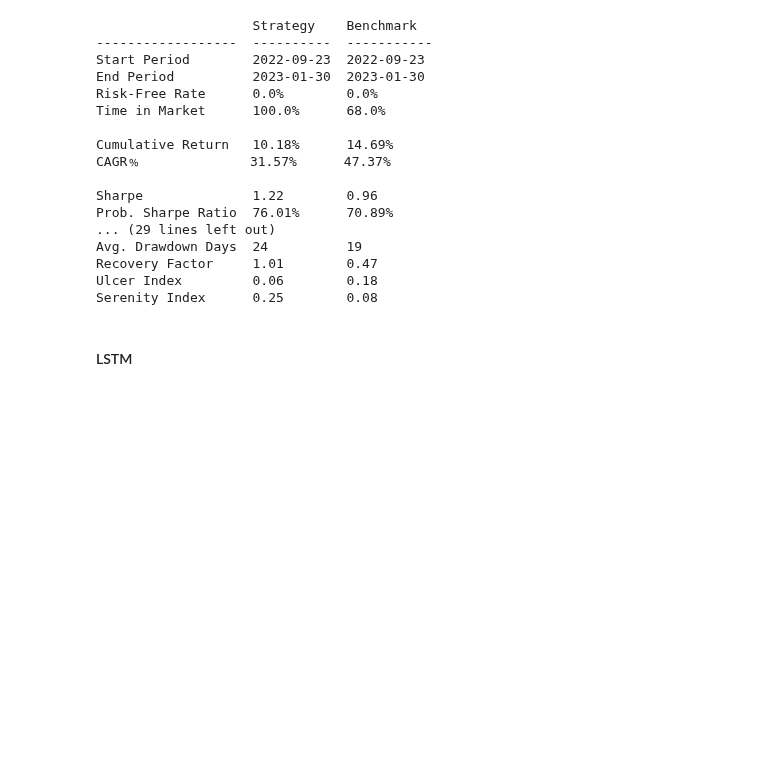
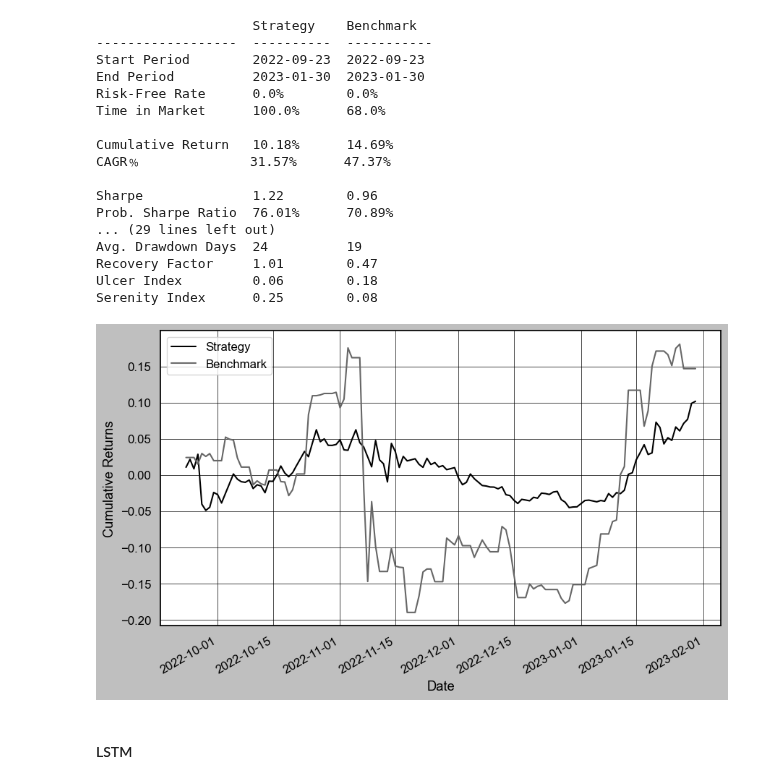
Before and after one commit to gpalazzo/crypto_msc_thesis, a Jupyter notebook: notebooks/reporting/portfolio_eval.ipynb, the cells around one changed output. Cells and saved outputs as stored; diff of their text form; code cells hidden in the pictures; blank space fills up the shorter version.

```diff
--- a/notebooks/reporting/portfolio_eval.ipynb
+++ b/notebooks/reporting/portfolio_eval.ipynb
@@ -292,3 +298,18 @@ fig.savefig("/Users/guilhermepalazzo/Desktop/fig_xgboost_portf_vs_benchmk_rets.p
+# %%
+plt.style.use("grayscale")
+
+plot = df[["portf_pctchg_accum", "benchm_pctchg_accum"]] \
+            .rename(columns={"portf_pctchg_accum": "Strategy",
+                            "benchm_pctchg_accum": "Benchmark"}) \
+            .plot()
+
+plt.xlabel("Date")
+plt.ylabel("Cumulative Returns")
+
+fig = plot.get_figure()
+fig.savefig("/Users/guilhermepalazzo/Desktop/fig_xgboost_portf_vs_benchmk_rets.png")
+# %% [output]
+[figure, added]
 # %% [markdown]
 #### LSTM
 # %%
```
Also changed, not shown: parts of 29 cells of this notebook, 7 other files.
